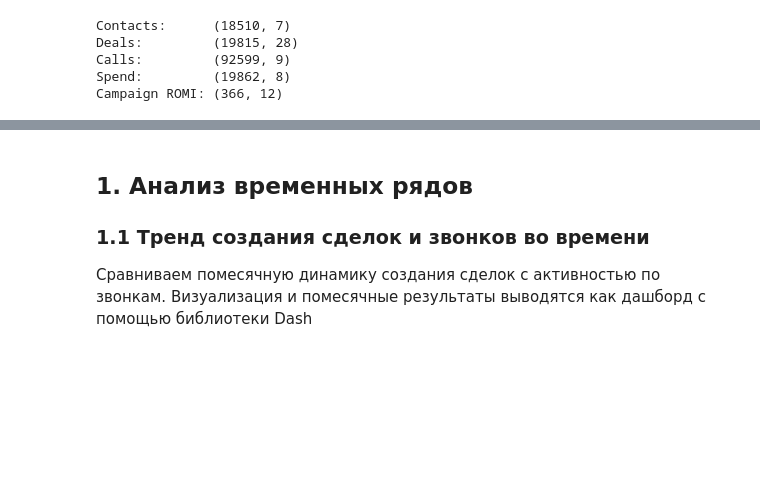
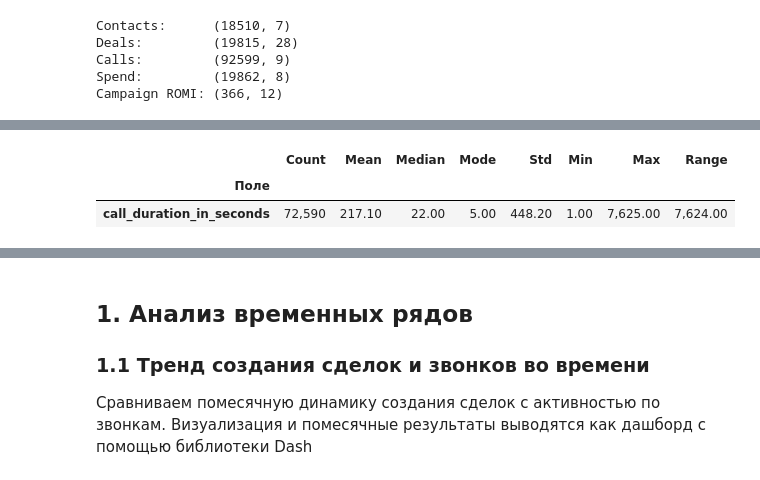
Before and after one commit to AlexVerAdmin/FinProject, a Jupyter notebook: notebooks/06_analysis.ipynb, the cells around one changed output, grey strips where cells are left out. Cells and saved outputs as stored; diff of their text form; code cells hidden in the pictures; blank space fills up the shorter version.

```diff
--- a/notebooks/06_analysis.ipynb
+++ b/notebooks/06_analysis.ipynb
@@ -56,0 +63,94 @@ Campaign ROMI: (366, 12)
+# %%
+
+# Числовая статистика: mean / median / mode / range
+
+def num_stats(df, cols, label):
+    """Сводная таблица mean/median/mode/range для числовых колонок датасета."""
+    rows = []
+    for col in cols:
+        s = df[col].dropna()
+        if len(s) == 0:
+            continue
+        mode_val = s.mode()
+        rows.append({
+            'Поле':   col,
+            'Count':  len(s),
+            'Mean':   round(s.mean(), 2),
+            'Median': round(s.median(), 2),
+            'Mode':   round(mode_val.iloc[0], 2) if len(mode_val) else None,
+            'Std':    round(s.std(), 2),
+            'Min':    round(s.min(), 2),
+            'Max':    round(s.max(), 2),
+            'Range':  round(s.max() - s.min(), 2),
+        })
+    return pd.DataFrame(rows)
+
+fmt = {
+    'Count':  '{:,.0f}',
+    'Mean':   '{:,.2f}',
+    'Median': '{:,.2f}',
+    'Mode':   '{:,.2f}',
+    'Std':    '{:,.2f}',
+    'Min':    '{:,.2f}',
+    'Max':    '{:,.2f}',
+    'Range':  '{:,.2f}',
+}
+
+buyers = deals[deals['is_buyer'] == 1]
+
+# ── 1. Сделки (только клиенты) ──────────────────────────────────────────────
+buyer_cols = [
+    'initial_amount_paid',
+    'offer_total_amount',
+    'course_duration',
+    'months_of_study',
+    'deal_duration_days',
+    'sla_filled',
+]
+stats_buyers = num_stats(buyers, buyer_cols, 'Deals (клиенты)')
+
+print('═' * 70)
+print(f'  СДЕЛКИ — клиенты (n={len(buyers):,},  CR = {len(buyers)/len(deals)*100:.1f}%)')
+print('═' * 70)
+display(
+    stats_buyers.set_index('Поле')
+    .style.format(fmt)
+    .set_caption(f'Финансовые и операционные метрики — только подтверждённые покупатели (is_buyer=True)')
+)
+
+# ── 2. Сделки (все) ──────────────────────────────────────────────────────────
+all_cols = [
+    'initial_amount_paid',
+    'offer_total_amount',
+    'course_duration',
+    'months_of_study',
+    'deal_duration_days',
+    'sla_filled',
+]
+stats_all = num_stats(deals, all_cols, 'Deals (все)')
+
+print()
+print('═' * 70)
+print(f'  СДЕЛКИ — все лиды (n={len(deals):,})')
+print('═' * 70)
+display(
+    stats_all.set_index('Поле')
+    .style.format(fmt)
+    .set_caption('Те же поля по всему датасету (включая лидов без оплаты) — для сравнения распределений')
+)
+
+# ── 3. Звонки ────────────────────────────────────────────────────────────────
+calls_ok = calls[calls['is_successful'] == True]
+n_failed  = len(calls) - len(calls_ok)
+stats_calls = num_stats(calls_ok, ['call_duration_in_seconds'], 'Calls')
+
+print()
+print('═' * 70)
+print(f'  ЗВОНКИ — успешные: {len(calls_ok):,}  |  неуспешные: {n_failed:,}  |  всего: {len(calls):,}')
+print('═' * 70)
+display(
+    stats_calls.set_index('Поле')
+    .style.format(fmt)
+    .set_caption('Длительность звонков — только успешные (is_successful=True)')
+)
+# %% [output]
@@ -56,0 +185,3 @@ Campaign ROMI: (366, 12)
+|  | Count | Mean | Median | Mode | Std | Min | Max | Range |
+| Поле |  |  |  |  |  |  |  |  |
+| call_duration_in_seconds | 72,590 | 217.10 | 22.00 | 5.00 | 448.20 | 1.00 | 7,625.00 | 7,624.00 |
```
Also changed, not shown: parts of 6 cells of this notebook, 11 other files.
